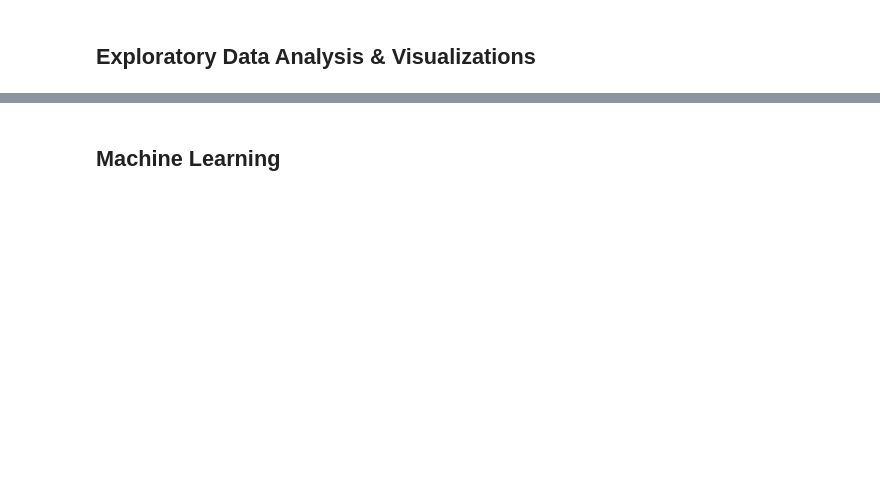
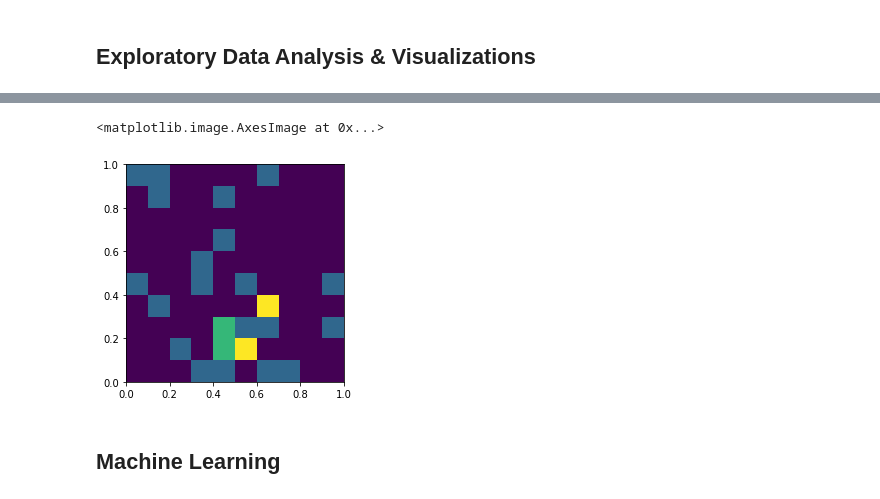
Before and after one commit to oikheloa/oikheloa.github.io, a Jupyter notebook: Final/CMSC320_Final_Project.ipynb, the cells around one changed output, grey strips where cells are left out. Drawn from its saved outputs; the diff is of its cells as text; code cells hidden in the pictures; blank space fills up the shorter version.

```diff
--- a/Final/CMSC320_Final_Project.ipynb
+++ b/Final/CMSC320_Final_Project.ipynb
@@ -104,3 +119,9 @@ Username: 12124976904
+# %%
+h, xedges, yedges = np.histogram2d(features['energy'], features['tempo'])
+plt.imshow(h, extent=[0, 1, 0, 1])
+# %% [output]
+<matplotlib.image.AxesImage at 0x...>
+[figure, added]
 # %% [markdown]
 ## Machine Learning
 # %%
```
Also changed, not shown: parts of 5 cells of this notebook, 4 other files.
